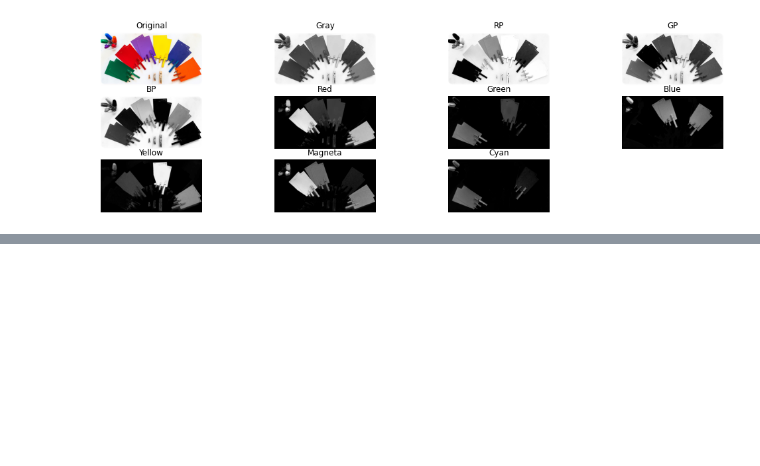
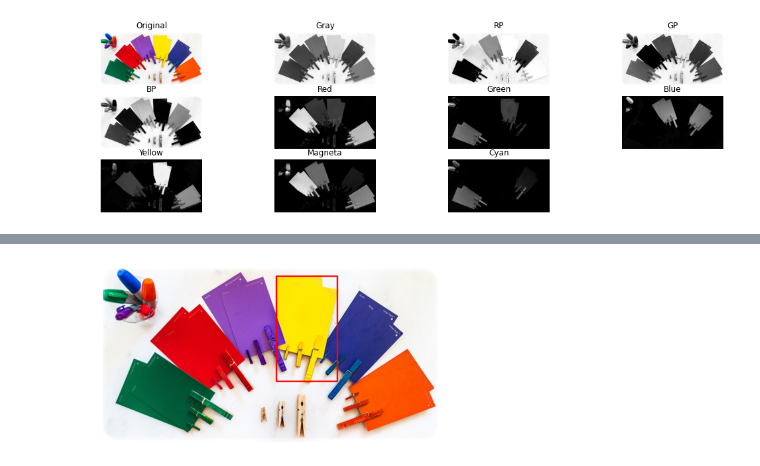
Before and after one commit to HARSHITPRATAP7121/AIDL, a Jupyter notebook: day10jp.ipynb, the cells around one changed output, grey strips where cells are left out. Cells and saved outputs as stored; diff of their text form; code cells hidden in the pictures; blank space fills up the shorter version.

```diff
--- a/day10jp.ipynb
+++ b/day10jp.ipynb
@@ -62,0 +85,6 @@ plt.show()
+# %%
+img_copy=img1.copy()
+cv2.rectangle(img_copy,(x1,y1),(x2,y2),color=[0,0,255],thickness=5)
+imshow(img_copy[:,:,::-1],'')
+# %% [output]
+[figure, added]
```
Also changed, not shown: parts of 5 cells of this notebook.
